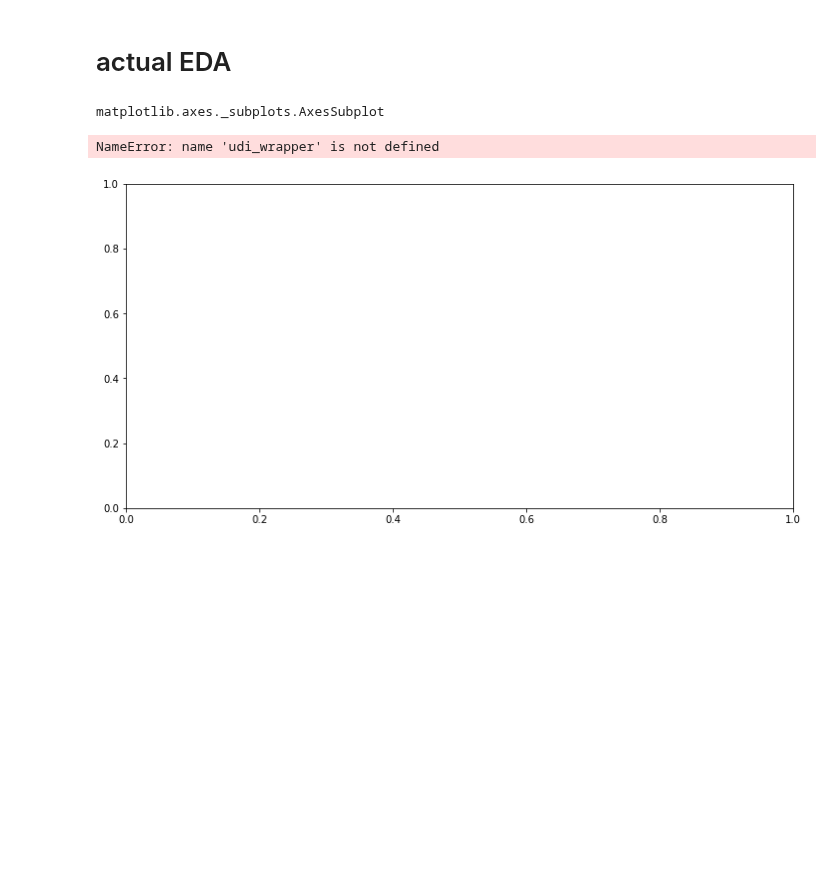
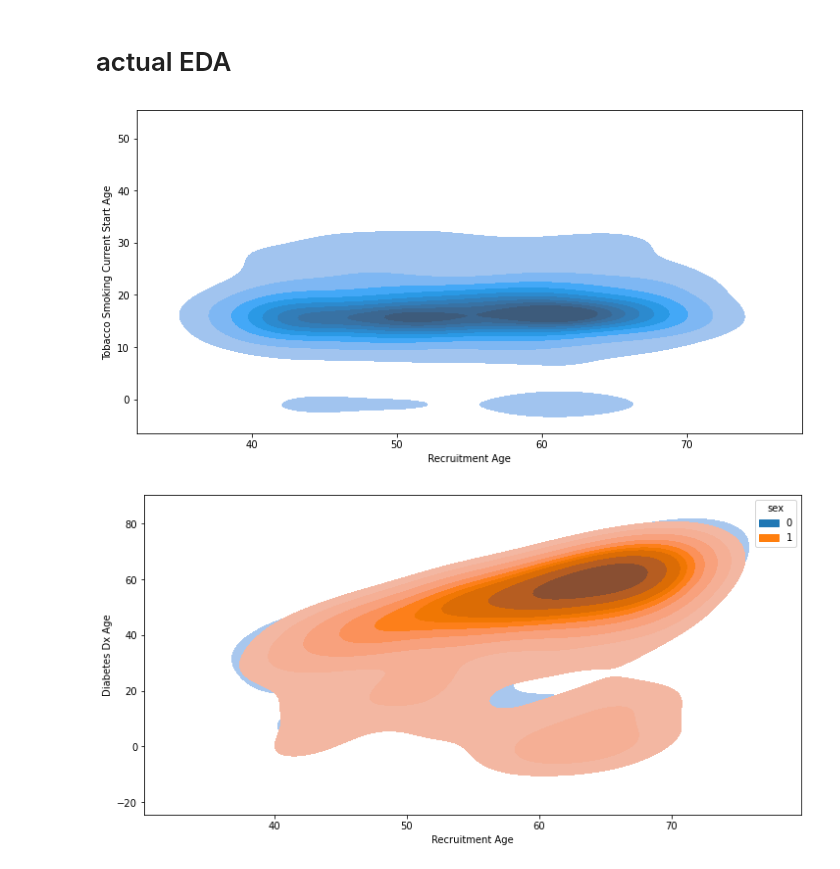
Before and after one commit to cole-khamnei/HLA_genotyping_associations, a Jupyter notebook: uk_biobank_EDA.ipynb, the cells around one changed output. Drawn from its saved outputs; the diff is of its cells as text; code cells hidden in the pictures; blank space fills up the shorter version.

```diff
--- a/uk_biobank_EDA.ipynb
+++ b/uk_biobank_EDA.ipynb
@@ -20,11 +20,4 @@ from utilities import *
 # %%
 DEV_MODE = True
 
-UK_BIOBANK_DATA_PATH = constants.UK_BIOBANK_DEV_DATA_CSV if DEV_MODE else constants.UK_BIOBANK_DATA_CSV
-
-
-# ukbb_data_file = "small_ukbiobank.csv" if DEV_MODE else "ukbiobank.csv"
-# ukbb_data_path = os.path.join(constants.UK_BIOBANK_DATA_PATH, ukbb_data_file)
-
-# ukbb_index_html_path = os.path.join(constants.UK_BIOBANK_DATA_PATH, "ukbiobank.html")
-# ukbb_index_csv_path = os.path.join(constants.UK_BIOBANK_DATA_PATH, "ukbiobank_index.csv")
+UK_BIOBANK_DATA_CSV_PATH = constants.UK_BIOBANK_DEV_DATA_CSV if DEV_MODE else constants.UK_BIOBANK_DATA_CSV
@@ -73,14 +28,3 @@ ukbb_index = UKBB_index_tools.load_index()
 # %%
-def load_partial_udi_lookup_map() -> dict:
-    """ Loads the UDI lookup tables"""
-    core_udi_lookup = pd.read_csv(constants.UDI_LOOKUP_CORE_CSV)
-    outlier_udi_lookup = pd.read_csv(constants.UDI_LOOKUP_OUTLIERS_CSV)
-
-    partial_udi_lookup = pd.concat([core_udi_lookup, outlier_udi_lookup])
-
-    partial_labeled_udis = partial_udi_lookup.loc[partial_udi_lookup["name"] != "_"]
-    partial_udi_to_name_map = dict(zip(partial_labeled_udis["udi"], partial_labeled_udis["name"]))
-    return partial_udi_to_name_map
-
-
-def create_full_udi_lookup_maps() -> Tuple[dict, dict]:
+UKBB_index_tools.add_udi_names_to_index(ukbb_index)
+UKBB_index_tools.create_full_udi_lookup_maps(ukbb_index)
@@ -169,6 +38,10 @@ relevant_feature_search(ukbb_index, "HTN")
 # %% [markdown]
 # Load BioBank Data
 # %%
-ukbb_data = pd.read_csv(ukbb_data_path, low_memory=False)
-ukbb_data.head()
+ukbb_data = pd.read_csv(UK_BIOBANK_DATA_CSV_PATH, low_memory=False)
+ukbb_data.columns = UKBB_index_tools.get_name_from_udi(ukbb_data.columns)
+
+ukbb_index = UKBB_index_tools.add_biobank_info_to_index(ukbb_index, ukbb_data)
+print(f"UK BioBank Data Loaded.\nSize: {ukbb_data.shape[0]} rows x {ukbb_data.shape[1]} columns")
+display(ukbb_data.head())
 # %% [output]
@@ -222,22 +159,19 @@ display(ukbb_index.query("frequency > .99"))
 # %% [markdown]
 # actual EDA
-# %%
-type(ax)
-# %% [output]
-matplotlib.axes._subplots.AxesSubplot
 # %%
 fig, ax = plt.subplots(figsize=(12, 6))
 y = "tobacco_smoking_current_start_age"
 x = "recruitment_age"
-udi_wrapper(sns.kdeplot, data=ukbb_data, y=y, x=x, ax=ax, fill=True)
+
+sns.kdeplot(data=ukbb_data, y=y, x=x, ax=ax, fill=True)
 add_plt_labels(ax, x, y)
 
 y, x = "diabetes_dx_age", "recruitment_age"
 fig, ax = plt.subplots(figsize=(12, 6))
-ax = udi_wrapper(sns.kdeplot, data=ukbb_data, x=x, y=y, hue="sex", ax=ax, fill=True)
+sns.kdeplot(data=ukbb_data, x=x, y=y, hue="sex", ax=ax, fill=True)
 add_plt_labels(ax, x, y)
 # %% [output]
-NameError: name 'udi_wrapper' is not defined
-[figure, old version]
+[figure, new version]
+[figure, added]
 # %%
 fig, ax = plt.subplots(figsize=(12, 6))
```
Also changed, not shown: parts of 19 cells of this notebook, 5 other files.
